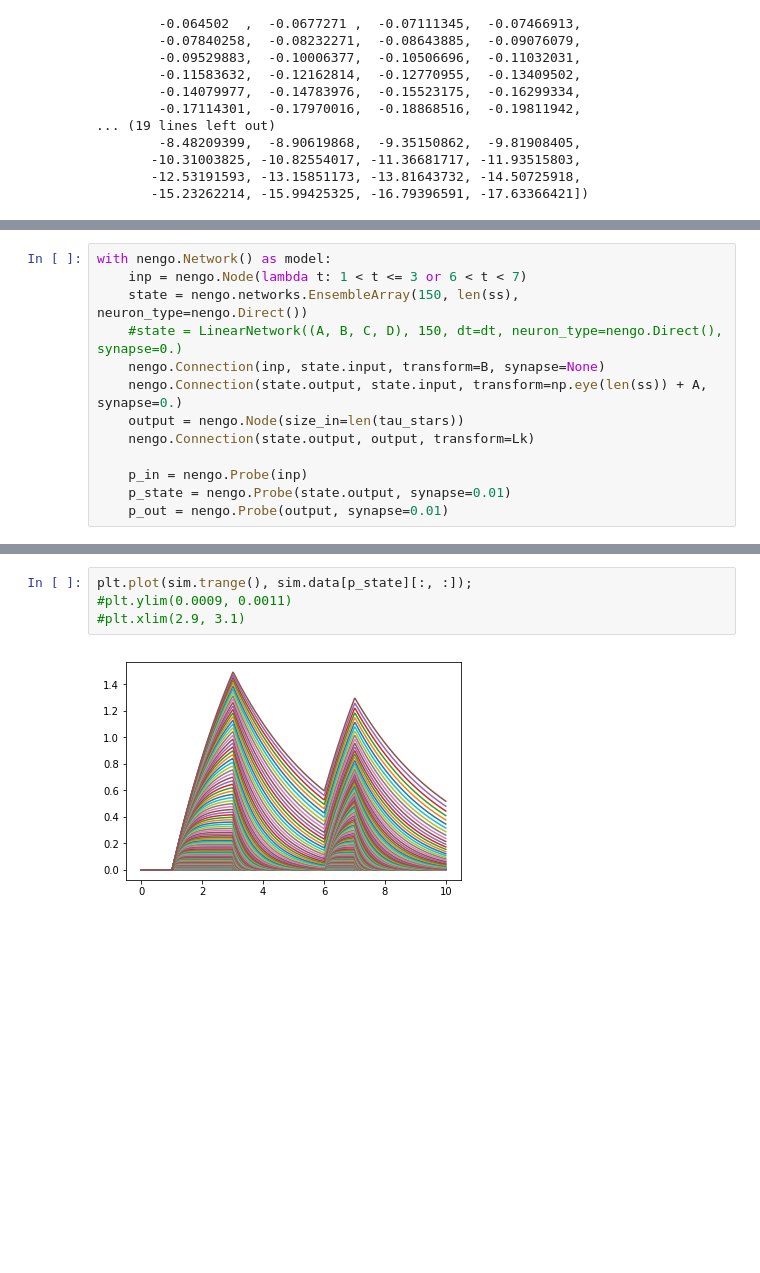
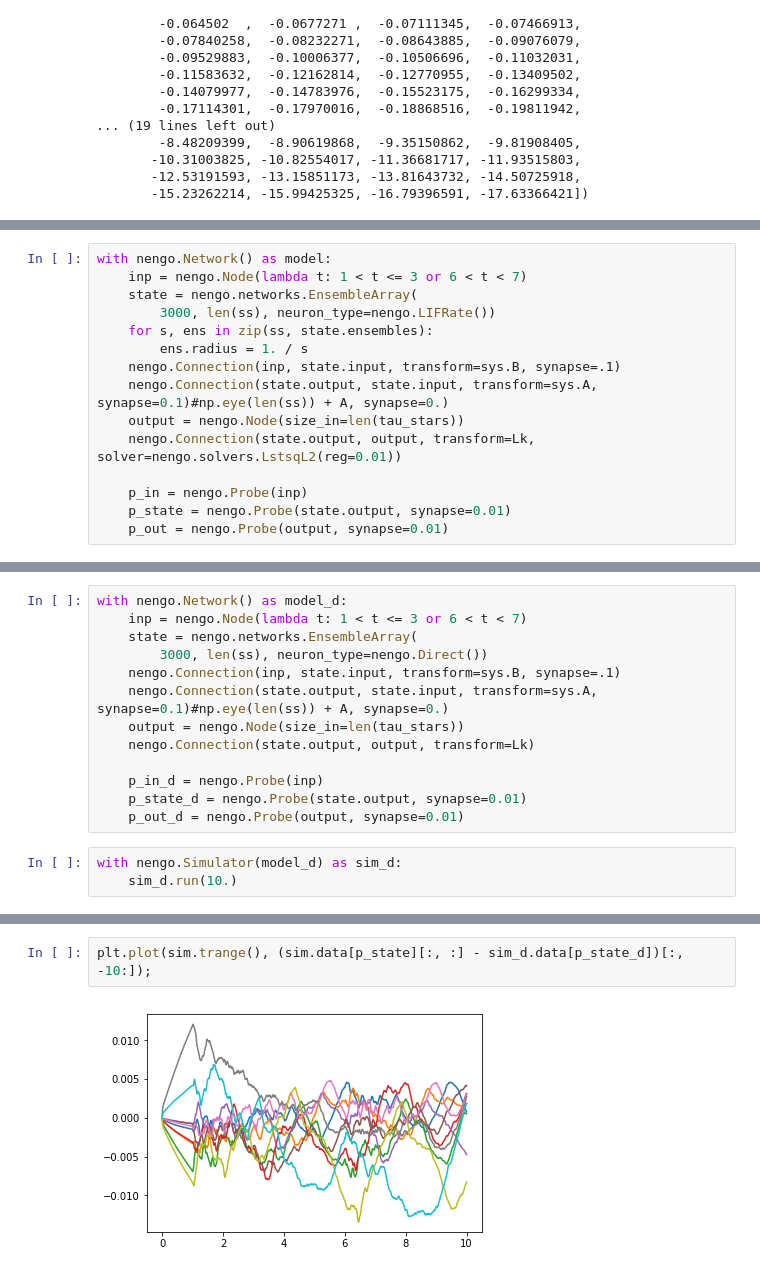
Before and after one commit to jgosmann/cue-model, a Jupyter notebook: notebooks/fuzzy temp mem.ipynb, the cells around one changed output, grey strips where cells are left out. Drawn from its saved outputs; the diff is of its cells as text; blank space fills up the shorter version.

```diff
--- a/notebooks/fuzzy temp mem.ipynb
+++ b/notebooks/fuzzy temp mem.ipynb
@@ -73,12 +69,14 @@ assert not np.any(A < -1.)
 # %%
 with nengo.Network() as model:
     inp = nengo.Node(lambda t: 1 < t <= 3 or 6 < t < 7)
-    state = nengo.networks.EnsembleArray(150, len(ss), neuron_type=nengo.Direct())
-    #state = LinearNetwork((A, B, C, D), 150, dt=dt, neuron_type=nengo.Direct(), synapse=0.)
-    nengo.Connection(inp, state.input, transform=B, synapse=None)
-    nengo.Connection(state.output, state.input, transform=np.eye(len(ss)) + A, synapse=0.)
+    state = nengo.networks.EnsembleArray(
+        3000, len(ss), neuron_type=nengo.LIFRate())
+    for s, ens in zip(ss, state.ensembles):
+        ens.radius = 1. / s
+    nengo.Connection(inp, state.input, transform=sys.B, synapse=.1)
+    nengo.Connection(state.output, state.input, transform=sys.A, synapse=0.1)#np.eye(len(ss)) + A, synapse=0.)
     output = nengo.Node(size_in=len(tau_stars))
-    nengo.Connection(state.output, output, transform=Lk)
+    nengo.Connection(state.output, output, transform=Lk, solver=nengo.solvers.LstsqL2(reg=0.01))
 
     p_in = nengo.Probe(inp)
     p_state = nengo.Probe(state.output, synapse=0.01)
@@ -91,0 +90,16 @@ Simulating finished in 0:00:05.
+# %%
+with nengo.Network() as model_d:
+    inp = nengo.Node(lambda t: 1 < t <= 3 or 6 < t < 7)
+    state = nengo.networks.EnsembleArray(
+        3000, len(ss), neuron_type=nengo.Direct())
+    nengo.Connection(inp, state.input, transform=sys.B, synapse=.1)
+    nengo.Connection(state.output, state.input, transform=sys.A, synapse=0.1)#np.eye(len(ss)) + A, synapse=0.)
+    output = nengo.Node(size_in=len(tau_stars))
+    nengo.Connection(state.output, output, transform=Lk)
+
+    p_in_d = nengo.Probe(inp)
+    p_state_d = nengo.Probe(state.output, synapse=0.01)
+    p_out_d = nengo.Probe(output, synapse=0.01)
+# %%
+with nengo.Simulator(model_d) as sim_d:
+    sim_d.run(10.)
@@ -92,6 +109,4 @@ Simulating finished in 0:00:05.
 # %%
-plt.plot(sim.trange(), sim.data[p_state][:, :]);
-#plt.ylim(0.0009, 0.0011)
-#plt.xlim(2.9, 3.1)
+plt.plot(sim.trange(), (sim.data[p_state][:, :] - sim_d.data[p_state_d])[:, -10:]);
 # %% [output]
-[figure, old version]
+[figure, new version]
```
Also changed, not shown: parts of 22 cells of this notebook.
